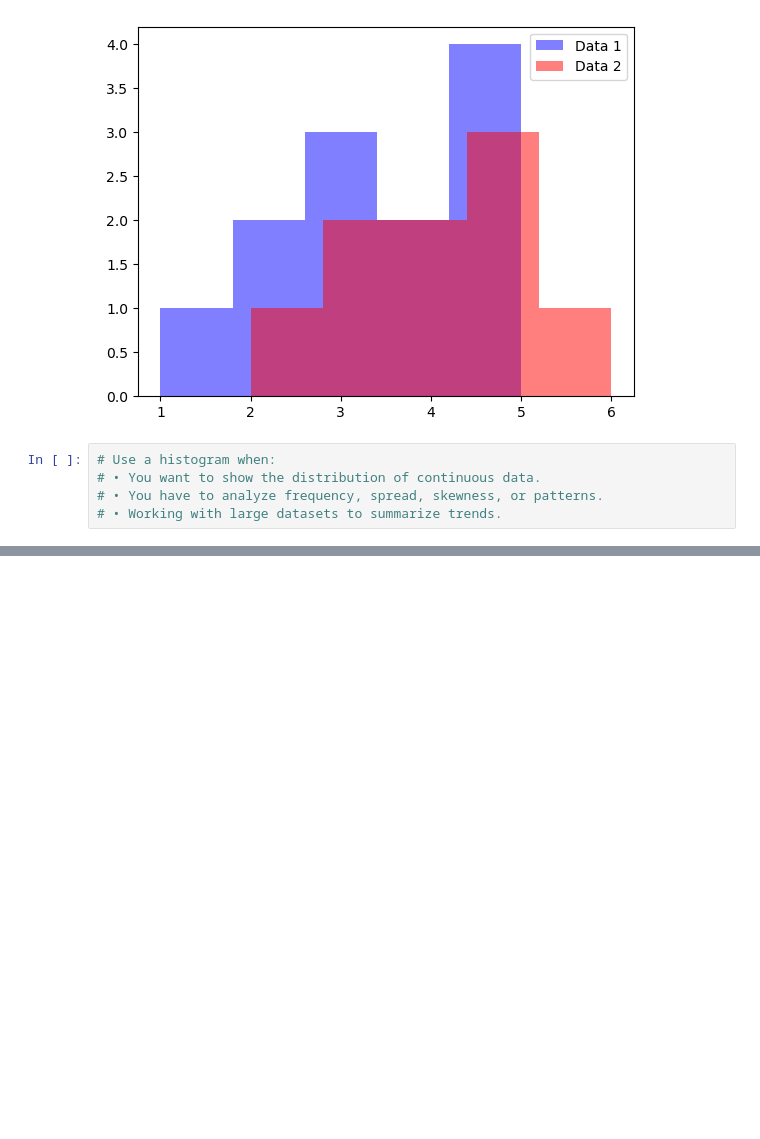
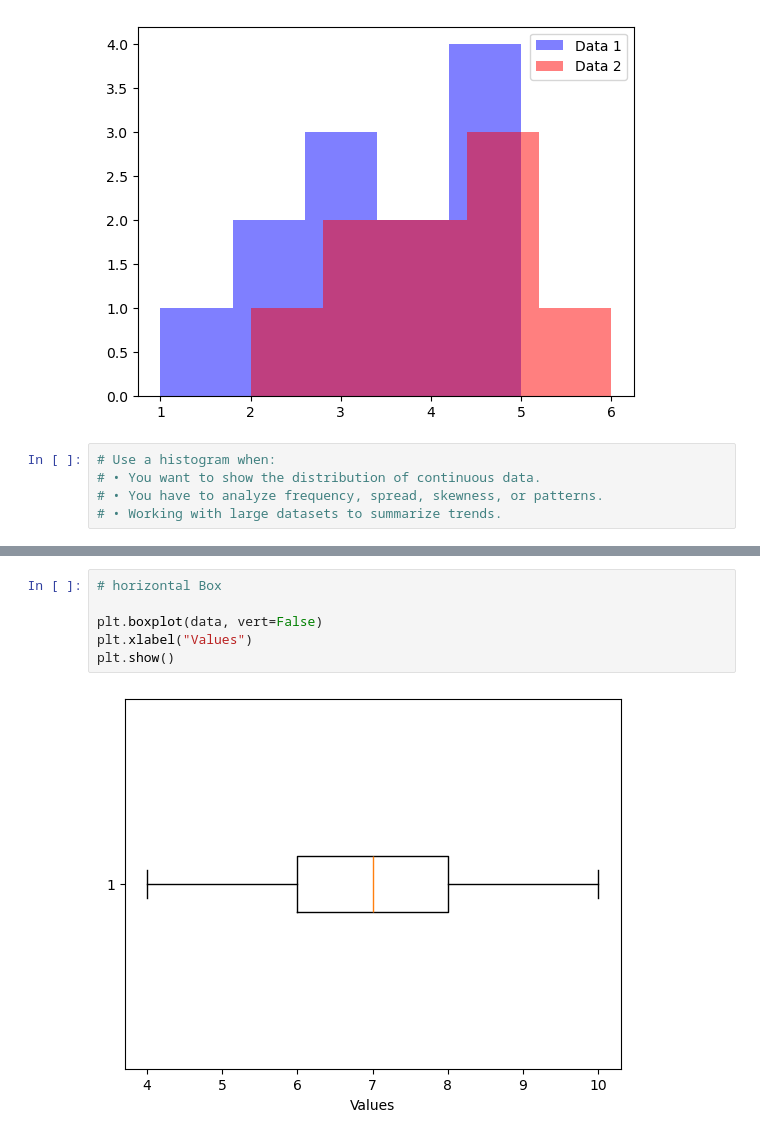
Before and after one commit to mdreduanulhoque/Learning_AI_ML, a Jupyter notebook: Data_Visualization/matplotlib.ipynb, the cells around one changed output, grey strips where cells are left out. Cells and saved outputs as stored; diff of their text form; blank space fills up the shorter version.

```diff
--- a/Data_Visualization/matplotlib.ipynb
+++ b/Data_Visualization/matplotlib.ipynb
@@ -264,0 +275,8 @@ plt.legend()
+# %%
+# horizontal Box
+
+plt.boxplot(data, vert=False)
+plt.xlabel("Values")
+plt.show()
+# %% [output]
+[figure, added]
```
Also changed, not shown: parts of 9 cells of this notebook.
